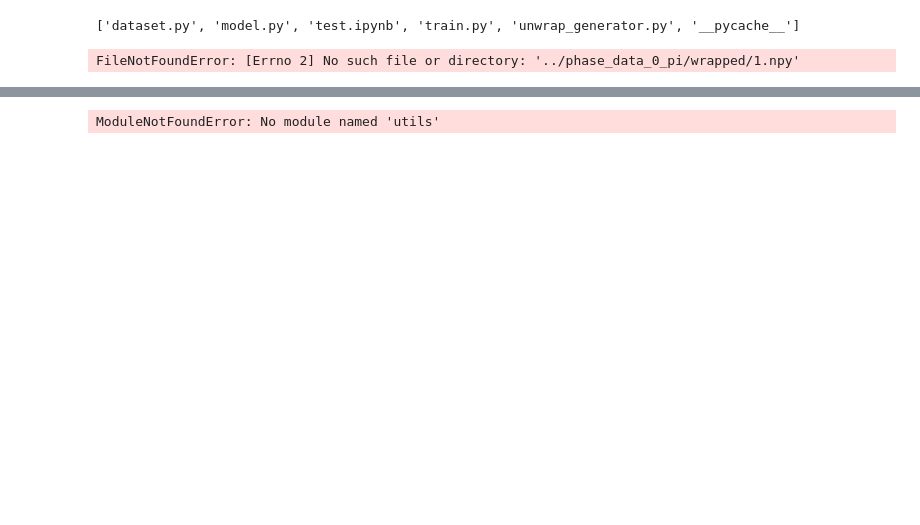
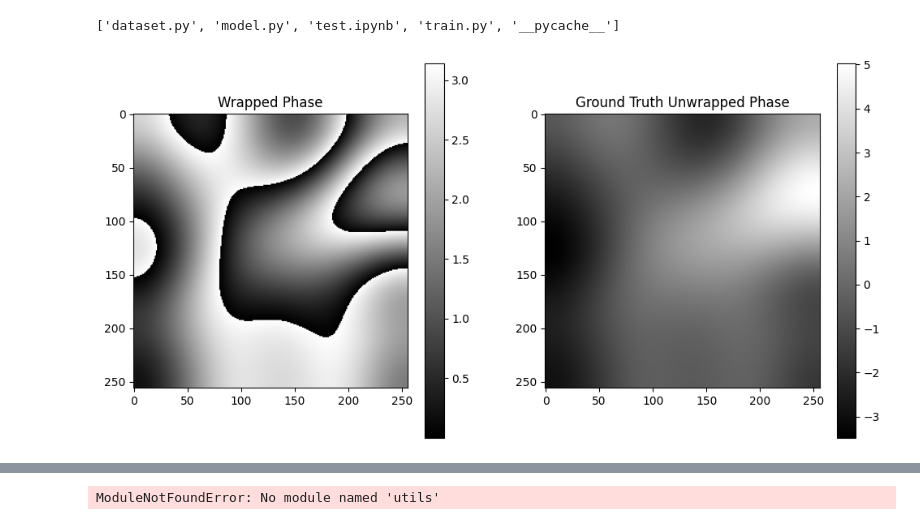
Before and after one commit to therealozp/fingerprint-generator, a Jupyter notebook: unwrapping_net/test.ipynb, the cells around one changed output, grey strips where cells are left out. Drawn from its saved outputs; the diff is of its cells as text; code cells hidden in the pictures; blank space fills up the shorter version.

```diff
--- a/unwrapping_net/test.ipynb
+++ b/unwrapping_net/test.ipynb
@@ -3,29 +3,29 @@ import numpy as np
 import matplotlib.pyplot as plt
 import os
 # %%
-wrapped_dir = "../phase_data_0_pi/wrapped/"
-ground_truth_dir = "../phase_data_0_pi/ground_truth/"
+wrapped_dir = "../phase_0_pi_data/wrapped/"
+ground_truth_dir = "../phase_0_pi_data/ground_truth/"
 
-file = 1
+file = 9000
 
 print(os.listdir(os.getcwd()))
 
 wrapped = np.load(wrapped_dir + f"{file}.npy")
 ground_truth = np.load(ground_truth_dir + f"{file}.npy")
 
 plt.figure(figsize=(12, 6))
 plt.subplot(1, 2, 1)
 plt.title("Wrapped Phase")
 plt.imshow(wrapped, cmap="gray")
 plt.colorbar()
 plt.subplot(1, 2, 2)
 plt.title("Ground Truth Unwrapped Phase")
 plt.imshow(ground_truth, cmap="gray")
 plt.colorbar()
 plt.show()
 # %% [output]
-['dataset.py', 'model.py', 'test.ipynb', 'train.py', 'unwrap_generator.py', '__pycache__']
+['dataset.py', 'model.py', 'test.ipynb', 'train.py', '__pycache__']
-FileNotFoundError: [Errno 2] No such file or directory: '../phase_data_0_pi/wrapped/1.npy'
+[figure, added]
 # %%
 from model import OrientationUnwrappingNet
 import torch
```
Also changed, not shown: parts of 1 cell of this notebook, 2 other files.
